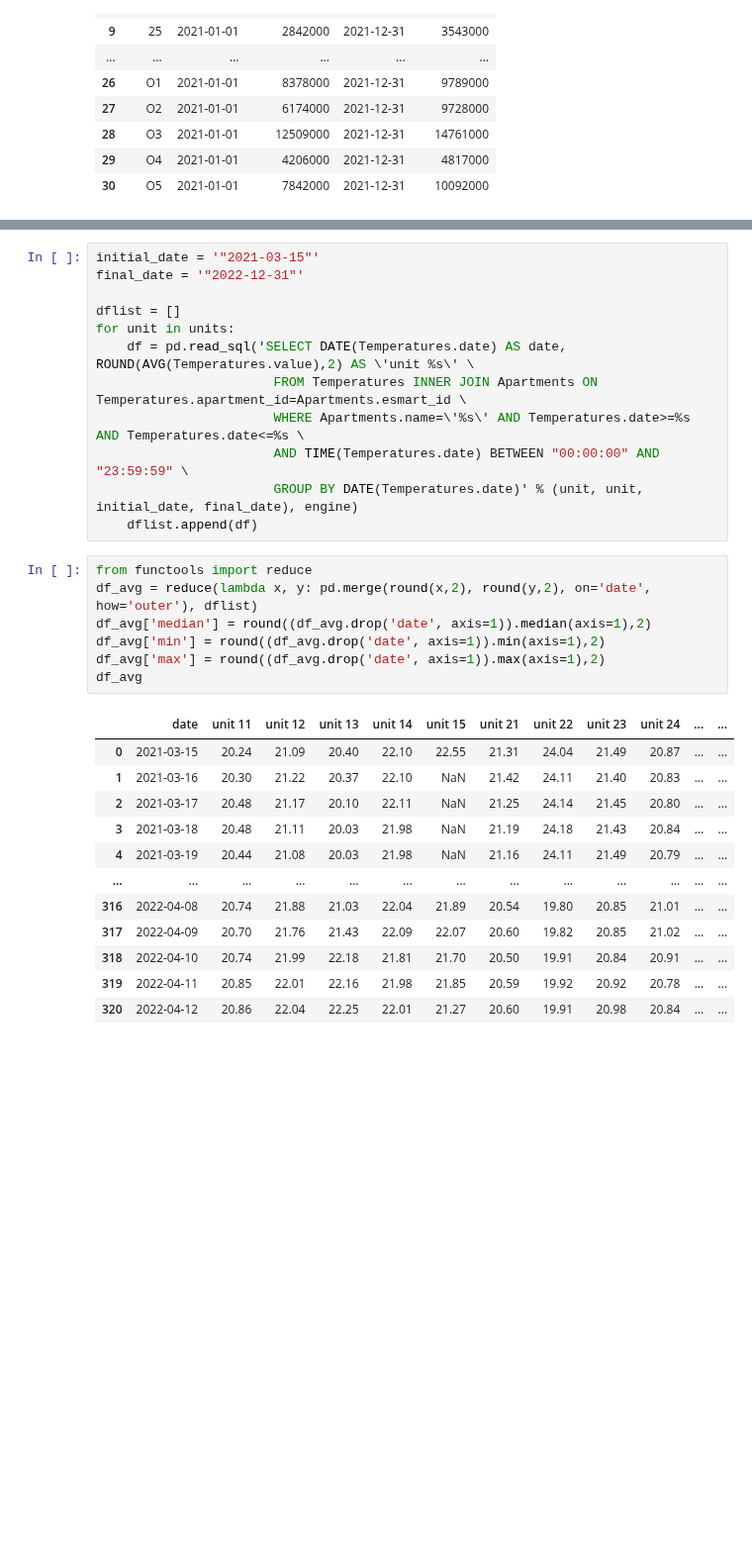
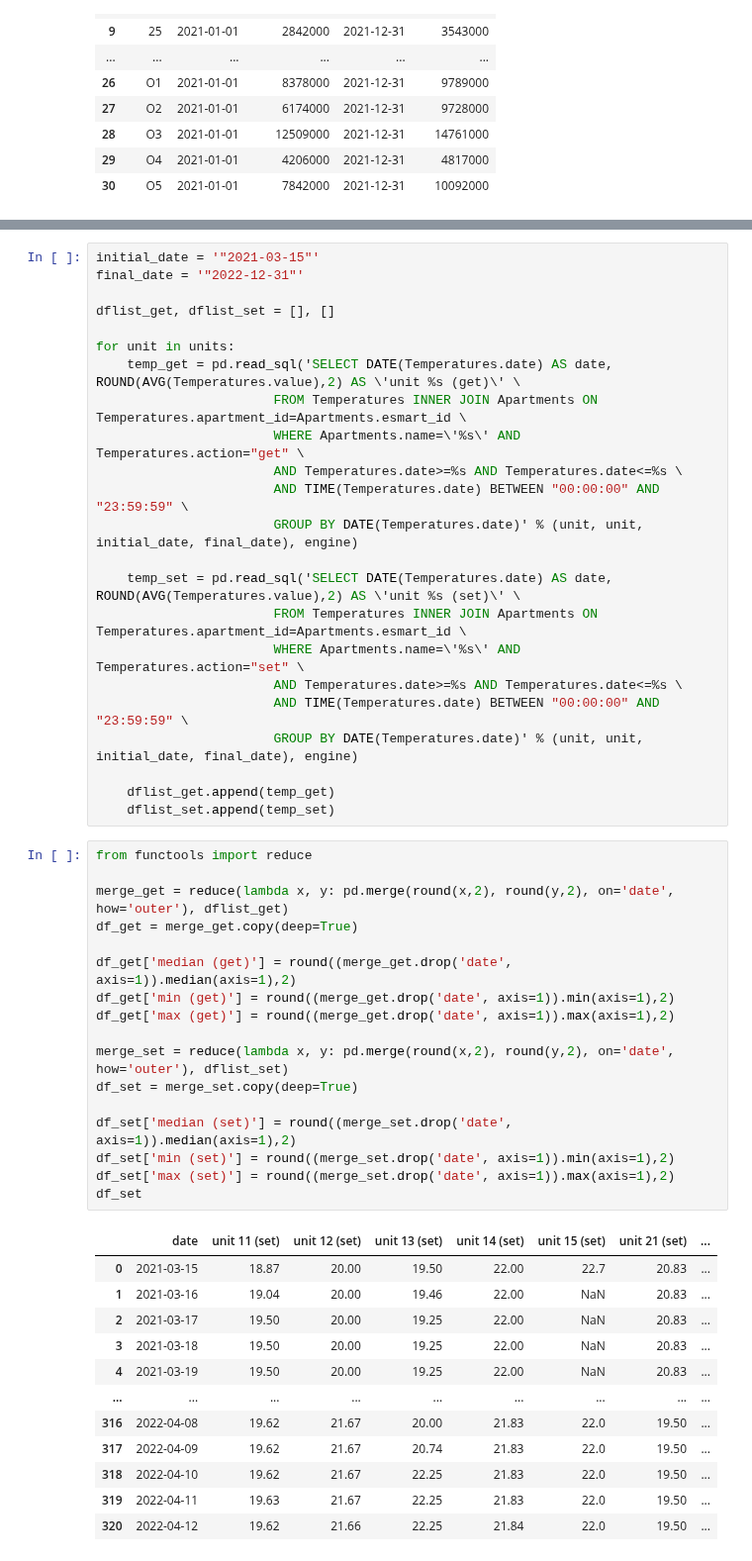
Before and after one commit to rtiedra/data-science, a Jupyter notebook: building_heating/building_heating.ipynb, the cells around one changed output, grey strips where cells are left out. Shown at 99% size. Drawn from its saved outputs; the diff is of its cells as text; blank space fills up the shorter version.

```diff
--- a/building_heating/building_heating.ipynb
+++ b/building_heating/building_heating.ipynb
@@ -252,32 +252,53 @@ plt.tight_layout()
 initial_date = '"2021-03-15"'
 final_date = '"2022-12-31"'
 
-dflist = []
+dflist_get, dflist_set = [], []
+
 for unit in units:
-    df = pd.read_sql('SELECT DATE(Temperatures.date) AS date, ROUND(AVG(Temperatures.value),2) AS \'unit %s\' \
+    temp_get = pd.read_sql('SELECT DATE(Temperatures.date) AS date, ROUND(AVG(Temperatures.value),2) AS \'unit %s (get)\' \
                        FROM Temperatures INNER JOIN Apartments ON Temperatures.apartment_id=Apartments.esmart_id \
-                       WHERE Apartments.name=\'%s\' AND Temperatures.date>=%s AND Temperatures.date<=%s \
+                       WHERE Apartments.name=\'%s\' AND Temperatures.action="get" \
+                       AND Temperatures.date>=%s AND Temperatures.date<=%s \
                        AND TIME(Temperatures.date) BETWEEN "00:00:00" AND "23:59:59" \
                        GROUP BY DATE(Temperatures.date)' % (unit, unit, initial_date, final_date), engine)
-    dflist.append(df)
+
+    temp_set = pd.read_sql('SELECT DATE(Temperatures.date) AS date, ROUND(AVG(Temperatures.value),2) AS \'unit %s (set)\' \
+                       FROM Temperatures INNER JOIN Apartments ON Temperatures.apartment_id=Apartments.esmart_id \
+                       WHERE Apartments.name=\'%s\' AND Temperatures.action="set" \
+                       AND Temperatures.date>=%s AND Temperatures.date<=%s \
+                       AND TIME(Temperatures.date) BETWEEN "00:00:00" AND "23:59:59" \
+                       GROUP BY DATE(Temperatures.date)' % (unit, unit, initial_date, final_date), engine)
+
+    dflist_get.append(temp_get)
+    dflist_set.append(temp_set)
 # %%
 from functools import reduce
-df_avg = reduce(lambda x, y: pd.merge(round(x,2), round(y,2), on='date', how='outer'), dflist)
-df_avg['median'] = round((df_avg.drop('date', axis=1)).median(axis=1),2)
-df_avg['min'] = round((df_avg.drop('date', axis=1)).min(axis=1),2)
-df_avg['max'] = round((df_avg.drop('date', axis=1)).max(axis=1),2)
-df_avg
+
+merge_get = reduce(lambda x, y: pd.merge(round(x,2), round(y,2), on='date', how='outer'), dflist_get)
+df_get = merge_get.copy(deep=True)
+
+df_get['median (get)'] = round((merge_get.drop('date', axis=1)).median(axis=1),2)
+df_get['min (get)'] = round((merge_get.drop('date', axis=1)).min(axis=1),2)
+df_get['max (get)'] = round((merge_get.drop('date', axis=1)).max(axis=1),2)
+
+merge_set = reduce(lambda x, y: pd.merge(round(x,2), round(y,2), on='date', how='outer'), dflist_set)
+df_set = merge_set.copy(deep=True)
+
+df_set['median (set)'] = round((merge_set.drop('date', axis=1)).median(axis=1),2)
+df_set['min (set)'] = round((merge_set.drop('date', axis=1)).min(axis=1),2)
+df_set['max (set)'] = round((merge_set.drop('date', axis=1)).max(axis=1),2)
+df_set
 # %% [output]
-|  | date | unit 11 | unit 12 | unit 13 | unit 14 | unit 15 | unit 21 | unit 22 | unit 23 | unit 24 | ... | ... |
-| 0 | 2021-03-15 | 20.24 | 21.09 | 20.40 | 22.10 | 22.55 | 21.31 | 24.04 | 21.49 | 20.87 | ... | ... |
-| 1 | 2021-03-16 | 20.30 | 21.22 | 20.37 | 22.10 | NaN | 21.42 | 24.11 | 21.40 | 20.83 | ... | ... |
-| 2 | 2021-03-17 | 20.48 | 21.17 | 20.10 | 22.11 | NaN | 21.25 | 24.14 | 21.45 | 20.80 | ... | ... |
-| 3 | 2021-03-18 | 20.48 | 21.11 | 20.03 | 21.98 | NaN | 21.19 | 24.18 | 21.43 | 20.84 | ... | ... |
-| 4 | 2021-03-19 | 20.44 | 21.08 | 20.03 | 21.98 | NaN | 21.16 | 24.11 | 21.49 | 20.79 | ... | ... |
-| ... | ... | ... | ... | ... | ... | ... | ... | ... | ... | ... | ... | ... |
-| 316 | 2022-04-08 | 20.74 | 21.88 | 21.03 | 22.04 | 21.89 | 20.54 | 19.80 | 20.85 | 21.01 | ... | ... |
-| 317 | 2022-04-09 | 20.70 | 21.76 | 21.43 | 22.09 | 22.07 | 20.60 | 19.82 | 20.85 | 21.02 | ... | ... |
-| 318 | 2022-04-10 | 20.74 | 21.99 | 22.18 | 21.81 | 21.70 | 20.50 | 19.91 | 20.84 | 20.91 | ... | ... |
-| 319 | 2022-04-11 | 20.85 | 22.01 | 22.16 | 21.98 | 21.85 | 20.59 | 19.92 | 20.92 | 20.78 | ... | ... |
-| 320 | 2022-04-12 | 20.86 | 22.04 | 22.25 | 22.01 | 21.27 | 20.60 | 19.91 | 20.98 | 20.84 | ... | ... |
+|  | date | unit 11 (set) | unit 12 (set) | unit 13 (set) | unit 14 (set) | unit 15 (set) | unit 21 (set) | ... |
+| 0 | 2021-03-15 | 18.87 | 20.00 | 19.50 | 22.00 | 22.7 | 20.83 | ... |
+| 1 | 2021-03-16 | 19.04 | 20.00 | 19.46 | 22.00 | NaN | 20.83 | ... |
+| 2 | 2021-03-17 | 19.50 | 20.00 | 19.25 | 22.00 | NaN | 20.83 | ... |
+| 3 | 2021-03-18 | 19.50 | 20.00 | 19.25 | 22.00 | NaN | 20.83 | ... |
+| 4 | 2021-03-19 | 19.50 | 20.00 | 19.25 | 22.00 | NaN | 20.83 | ... |
+| ... | ... | ... | ... | ... | ... | ... | ... | ... |
+| 316 | 2022-04-08 | 19.62 | 21.67 | 20.00 | 21.83 | 22.0 | 19.50 | ... |
+| 317 | 2022-04-09 | 19.62 | 21.67 | 20.74 | 21.83 | 22.0 | 19.50 | ... |
+| 318 | 2022-04-10 | 19.62 | 21.67 | 22.25 | 21.83 | 22.0 | 19.50 | ... |
+| 319 | 2022-04-11 | 19.63 | 21.67 | 22.25 | 21.83 | 22.0 | 19.50 | ... |
+| 320 | 2022-04-12 | 19.62 | 21.66 | 22.25 | 21.84 | 22.0 | 19.50 | ... |
 321 rows × 35 columns
```
Also changed, not shown: parts of 3 cells of this notebook.
